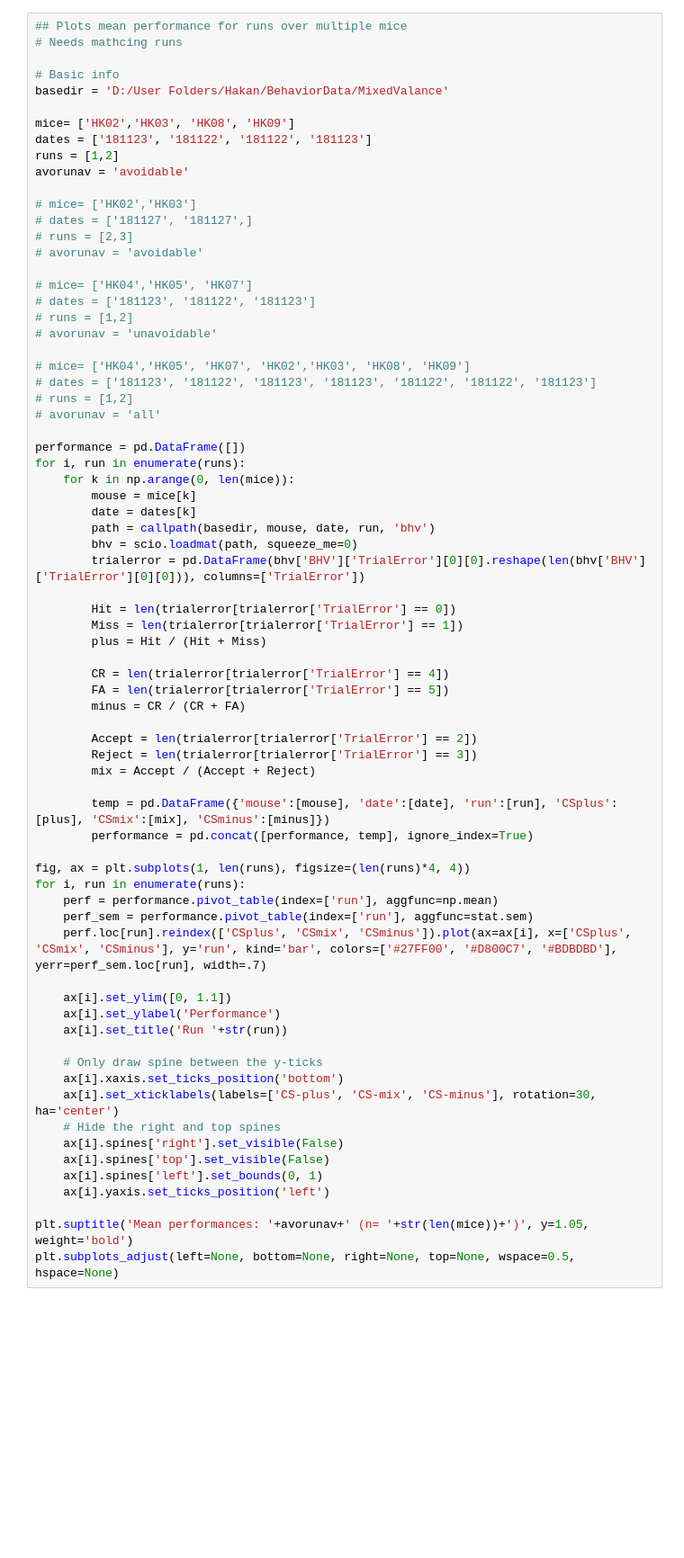
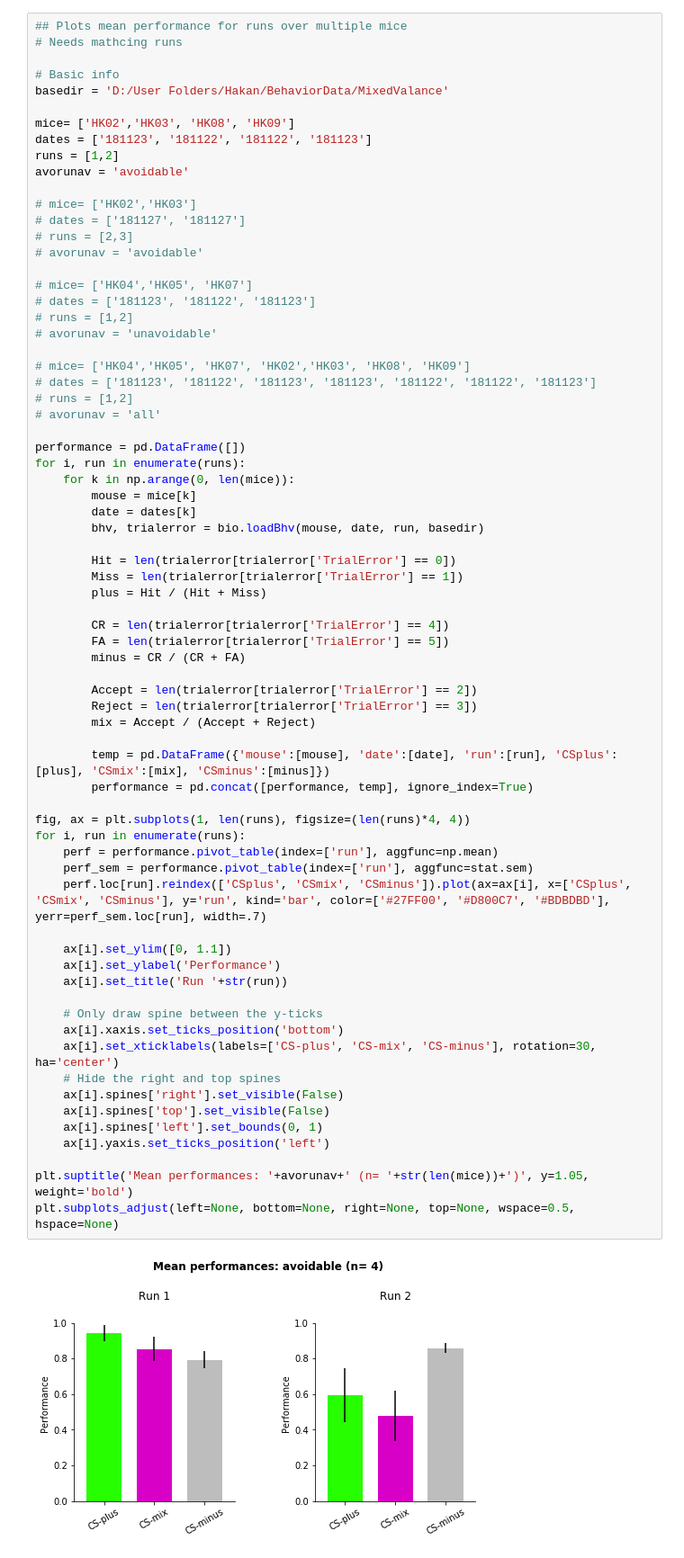
Before and after one commit to hkucukdereli/behavior, a Jupyter notebook: run_summary.ipynb, the cells around one changed output. Shown at 90% size. Saved outputs shown, nothing was run; the diff lists cells and outputs as text; blank space fills up the shorter version.

```diff
--- a/run_summary.ipynb
+++ b/run_summary.ipynb
@@ -123,7 +125,7 @@ runs = [1,2]
 avorunav = 'avoidable'
 
 # mice= ['HK02','HK03']
-# dates = ['181127', '181127',]
+# dates = ['181127', '181127']
 # runs = [2,3]
 # avorunav = 'avoidable'
 
@@ -142,9 +144,7 @@ for i, run in enumerate(runs):
     for k in np.arange(0, len(mice)):
         mouse = mice[k]
         date = dates[k]
-        path = callpath(basedir, mouse, date, run, 'bhv')
-        bhv = scio.loadmat(path, squeeze_me=0)
-        trialerror = pd.DataFrame(bhv['BHV']['TrialError'][0][0].reshape(len(bhv['BHV']['TrialError'][0][0])), columns=['TrialError'])
+        bhv, trialerror = bio.loadBhv(mouse, date, run, basedir)
 
         Hit = len(trialerror[trialerror['TrialError'] == 0])
         Miss = len(trialerror[trialerror['TrialError'] == 1])
@@ -154,31 +154,33 @@ for i, run in enumerate(runs):
         FA = len(trialerror[trialerror['TrialError'] == 5])
         minus = CR / (CR + FA)
 
         Accept = len(trialerror[trialerror['TrialError'] == 2])
         Reject = len(trialerror[trialerror['TrialError'] == 3])
         mix = Accept / (Accept + Reject)
 
         temp = pd.DataFrame({'mouse':[mouse], 'date':[date], 'run':[run], 'CSplus':[plus], 'CSmix':[mix], 'CSminus':[minus]})
         performance = pd.concat([performance, temp], ignore_index=True)
 
 fig, ax = plt.subplots(1, len(runs), figsize=(len(runs)*4, 4))
 for i, run in enumerate(runs):
     perf = performance.pivot_table(index=['run'], aggfunc=np.mean)
     perf_sem = performance.pivot_table(index=['run'], aggfunc=stat.sem)
-    perf.loc[run].reindex(['CSplus', 'CSmix', 'CSminus']).plot(ax=ax[i], x=['CSplus', 'CSmix', 'CSminus'], y='run', kind='bar', colors=['#27FF00', '#D800C7', '#BDBDBD'], yerr=perf_sem.loc[run], width=.7)
+    perf.loc[run].reindex(['CSplus', 'CSmix', 'CSminus']).plot(ax=ax[i], x=['CSplus', 'CSmix', 'CSminus'], y='run', kind='bar', color=['#27FF00', '#D800C7', '#BDBDBD'], yerr=perf_sem.loc[run], width=.7)
 
     ax[i].set_ylim([0, 1.1])
     ax[i].set_ylabel('Performance')
     ax[i].set_title('Run '+str(run))
 
     # Only draw spine between the y-ticks
     ax[i].xaxis.set_ticks_position('bottom')
     ax[i].set_xticklabels(labels=['CS-plus', 'CS-mix', 'CS-minus'], rotation=30, ha='center')
     # Hide the right and top spines
     ax[i].spines['right'].set_visible(False)
     ax[i].spines['top'].set_visible(False)
     ax[i].spines['left'].set_bounds(0, 1)
     ax[i].yaxis.set_ticks_position('left')
 
 plt.suptitle('Mean performances: '+avorunav+' (n= '+str(len(mice))+')', y=1.05,  weight='bold')
 plt.subplots_adjust(left=None, bottom=None, right=None, top=None, wspace=0.5, hspace=None)
+# %% [output]
+[figure, added]
```
Also changed, not shown: parts of 5 cells of this notebook, 2 other files.
